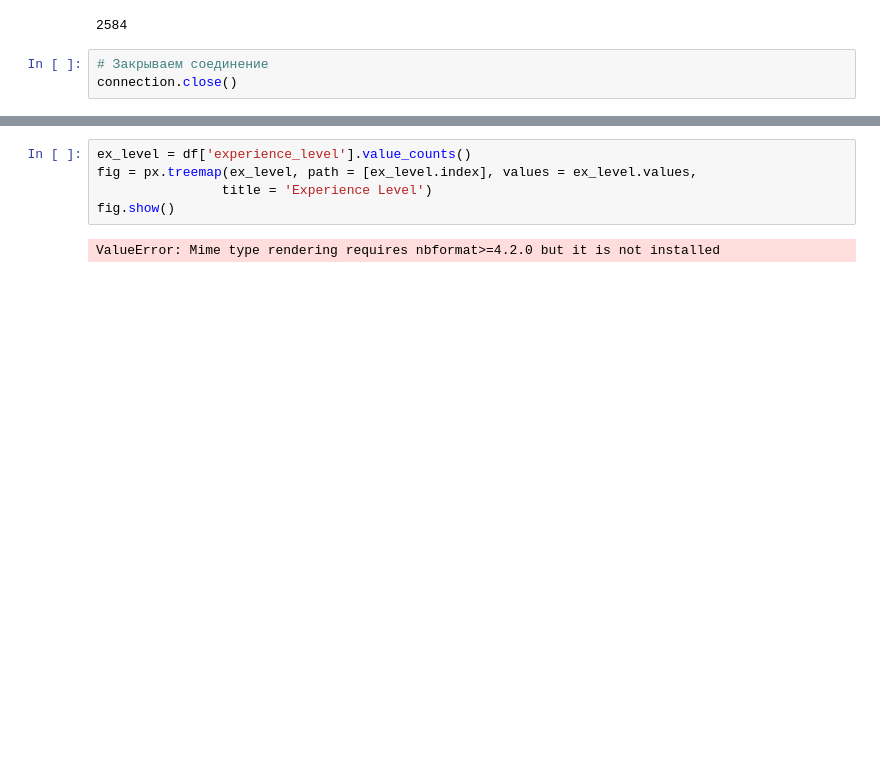
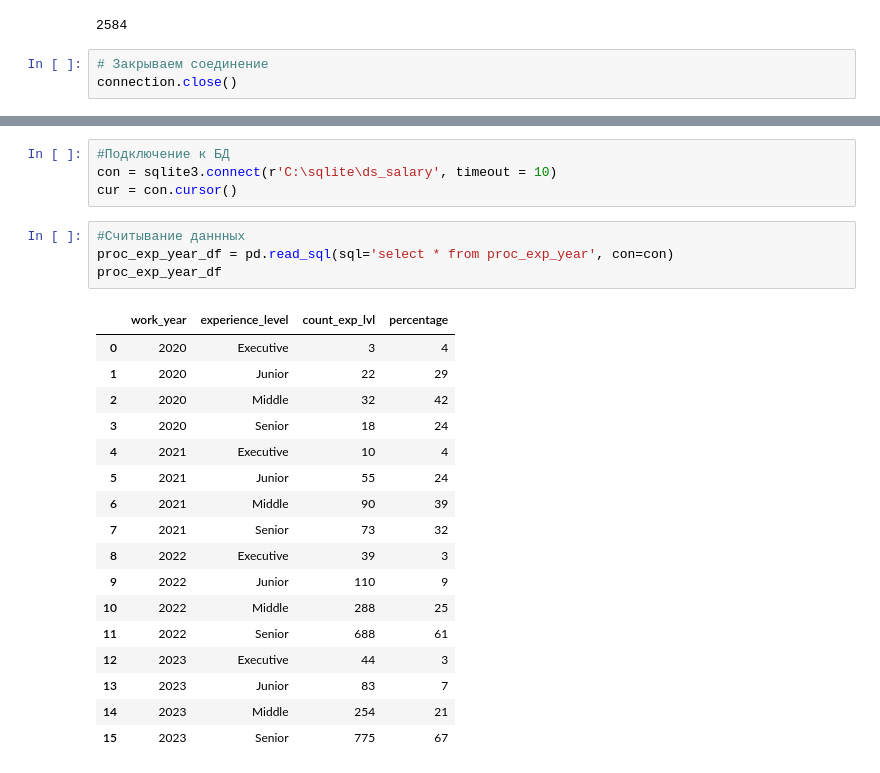
Before and after one commit to NikitaVarlamov/SQL_DataSalary-analysis, a Jupyter notebook: notebook.ipynb, the cells around one changed output, grey strips where cells are left out. Cells and saved outputs as stored; diff of their text form; blank space fills up the shorter version.

```diff
--- a/notebook.ipynb
+++ b/notebook.ipynb
@@ -341,7 +340,26 @@ plt.show()
-# %%
-ex_level = df['experience_level'].value_counts()
-fig = px.treemap(ex_level, path = [ex_level.index], values = ex_level.values,
-                title = 'Experience Level')
-fig.show()
-# %% [output]
-ValueError: Mime type rendering requires nbformat>=4.2.0 but it is not installed
+# %%
+#Подключение к БД
+con = sqlite3.connect(r'C:\sqlite\ds_salary', timeout = 10)
+cur = con.cursor()
+# %%
+#Считывание даннных
+proc_exp_year_df = pd.read_sql(sql='select * from proc_exp_year', con=con)
+proc_exp_year_df
+# %% [output]
+|  | work_year | experience_level | count_exp_lvl | percentage |
+| 0 | 2020 | Executive | 3 | 4 |
+| 1 | 2020 | Junior | 22 | 29 |
+| 2 | 2020 | Middle | 32 | 42 |
+| 3 | 2020 | Senior | 18 | 24 |
+| 4 | 2021 | Executive | 10 | 4 |
+| 5 | 2021 | Junior | 55 | 24 |
+| 6 | 2021 | Middle | 90 | 39 |
+| 7 | 2021 | Senior | 73 | 32 |
+| 8 | 2022 | Executive | 39 | 3 |
+| 9 | 2022 | Junior | 110 | 9 |
+| 10 | 2022 | Middle | 288 | 25 |
+| 11 | 2022 | Senior | 688 | 61 |
+| 12 | 2023 | Executive | 44 | 3 |
+| 13 | 2023 | Junior | 83 | 7 |
+| 14 | 2023 | Middle | 254 | 21 |
+| 15 | 2023 | Senior | 775 | 67 |
```
Also changed, not shown: parts of 12 cells of this notebook.
